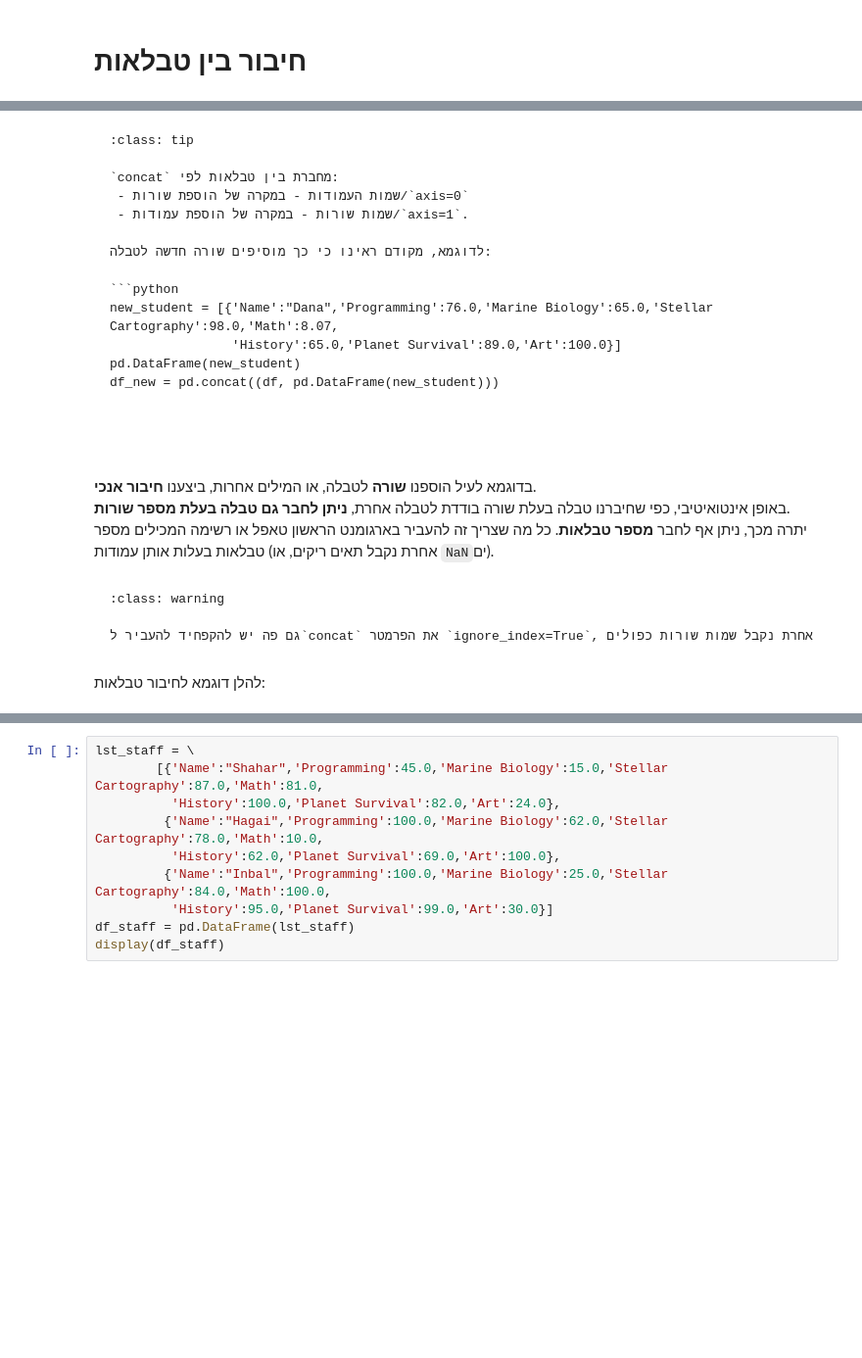
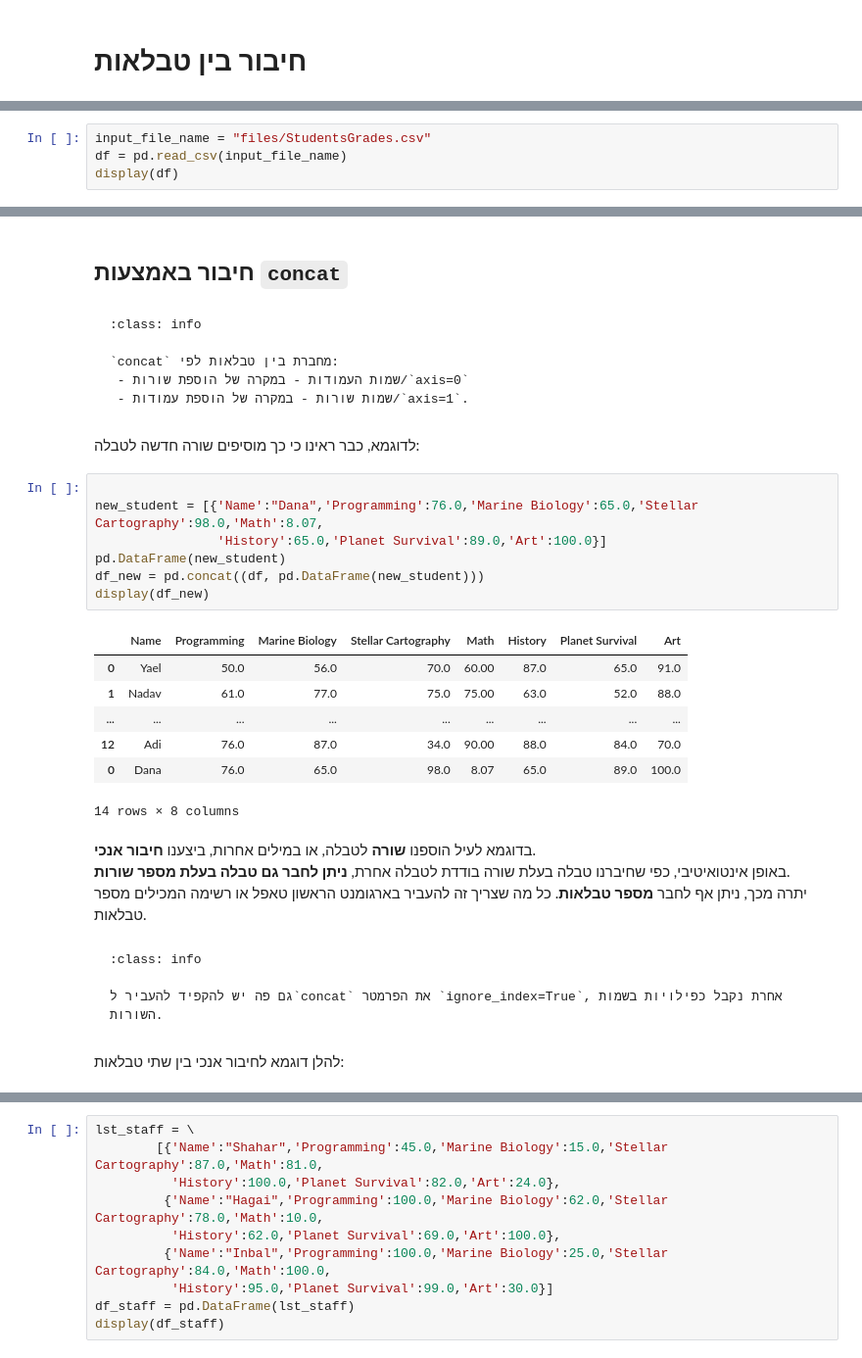
Before and after one commit to hag007/virtual-pyprog, a Jupyter notebook: 19_6_combine_dfs.ipynb, the cells around one changed output, grey strips where cells are left out. Shown at 98% size. Saved outputs shown, nothing was run; the diff lists cells and outputs as text; blank space fills up the shorter version.

````diff
--- a/19_6_combine_dfs.ipynb
+++ b/19_6_combine_dfs.ipynb
@@ -38,0 +42,4 @@ pd.options.display.max_rows=5
+# %%
+input_file_name = "files/StudentsGrades.csv"
+df = pd.read_csv(input_file_name)
+display(df)
@@ -39,35 +54,44 @@ pd.options.display.max_rows=5
+# %% [markdown]
+## חיבור באמצעות `concat`
 # %% [markdown]
-```{admonition} **תזכורת**
-:class: tip
+```{admonition} **תזכורת:** הפונקציה concat
+:class: info
 
 `concat` מחברת בין טבלאות לפי:
  - שמות העמודות - במקרה של הוספת שורות/`axis=0`
  - שמות שורות - במקרה של הוספת עמודות/`axis=1`.
-
-לדוגמא, מקודם ראינו כי כך מוסיפים שורה חדשה לטבלה:
-
-```python
-new_student = [{'Name':"Dana",'Programming':76.0,'Marine Biology':65.0,'Stellar Cartography':98.0,'Math':8.07,
-                'History':65.0,'Planet Survival':89.0,'Art':100.0}]
-pd.DataFrame(new_student)
-df_new = pd.concat((df, pd.DataFrame(new_student)))
-
-```
-```
+ ```
+# %% [markdown]
+לדוגמא, כבר ראינו כי כך מוסיפים שורה חדשה לטבלה:
+# %%
+
+new_student = [{'Name':"Dana",'Programming':76.0,'Marine Biology':65.0,'Stellar Cartography':98.0,'Math':8.07,
+                'History':65.0,'Planet Survival':89.0,'Art':100.0}]
+pd.DataFrame(new_student)
+df_new = pd.concat((df, pd.DataFrame(new_student)))
+display(df_new)
+# %% [output]
+|  | Name | Programming | Marine Biology | Stellar Cartography | Math | History | Planet Survival | Art |
+| 0 | Yael | 50.0 | 56.0 | 70.0 | 60.00 | 87.0 | 65.0 | 91.0 |
+| 1 | Nadav | 61.0 | 77.0 | 75.0 | 75.00 | 63.0 | 52.0 | 88.0 |
+| ... | ... | ... | ... | ... | ... | ... | ... | ... |
+| 12 | Adi | 76.0 | 87.0 | 34.0 | 90.00 | 88.0 | 84.0 | 70.0 |
+| 0 | Dana | 76.0 | 65.0 | 98.0 | 8.07 | 65.0 | 89.0 | 100.0 |
+14 rows × 8 columns
 # %% [markdown]
 
-בדוגמא לעיל הוספנו **שורה** לטבלה, או המילים אחרות, ביצענו **חיבור אנכי**.
+בדוגמא לעיל הוספנו **שורה** לטבלה, או במילים אחרות, ביצענו **חיבור אנכי**.
 באופן אינטואיטיבי, כפי שחיברנו טבלה בעלת שורה בודדת לטבלה אחרת, **ניתן לחבר גם טבלה בעלת מספר שורות**.
-יתרה מכך, ניתן אף לחבר **מספר טבלאות**. כל מה שצריך זה להעביר בארגומנט הראשון טאפל או רשימה המכילים מספר טבלאות בעלות אותן עמודות (אחרת נקבל תאים ריקים, או `NaN`ים).
+יתרה מכך, ניתן אף לחבר **מספר טבלאות**. כל מה שצריך זה להעביר בארגומנט הראשון טאפל או רשימה המכילים מספר טבלאות.
 # %% [markdown]
 
-```{admonition} **שימו לב**
-:class: warning
+```{admonition} **תזכורת**
+:class: info
 
-גם פה יש להקפחיד להעביר ל`concat` את הפרמטר `ignore_index=True`, אחרת נקבל שמות שורות כפולים
+גם פה יש להקפיד להעביר ל`concat` את הפרמטר `ignore_index=True`, אחרת נקבל כפילויות בשמות השורות.
 ```
 # %% [markdown]
-להלן דוגמא לחיבור טבלאות:
+להלן דוגמא לחיבור אנכי בין שתי טבלאות:
 # %%
 inputFileName = "files/StudentsGrades.csv"
 df = pd.read_csv(inputFileName)
````
Also changed, not shown: parts of 38 cells of this notebook.
